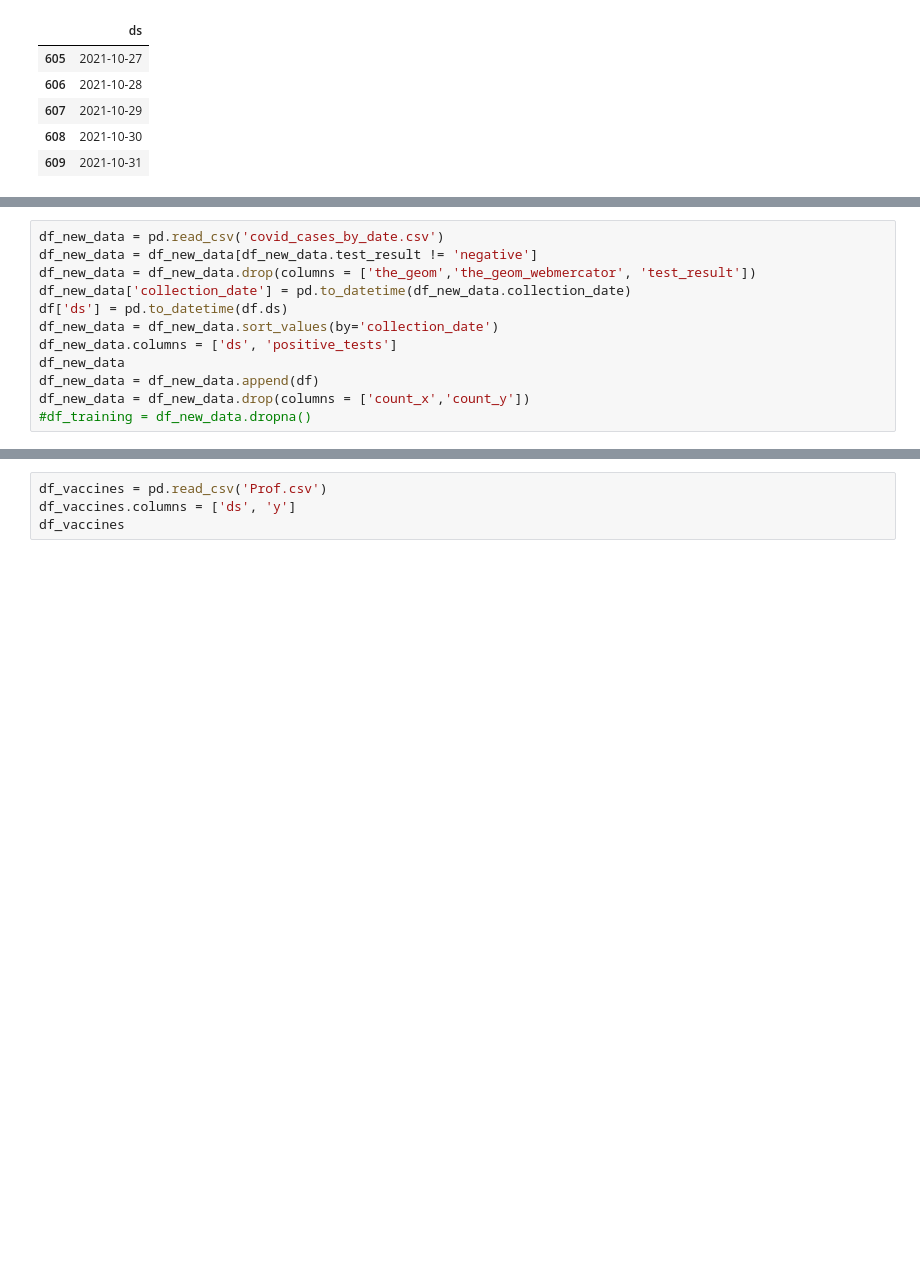
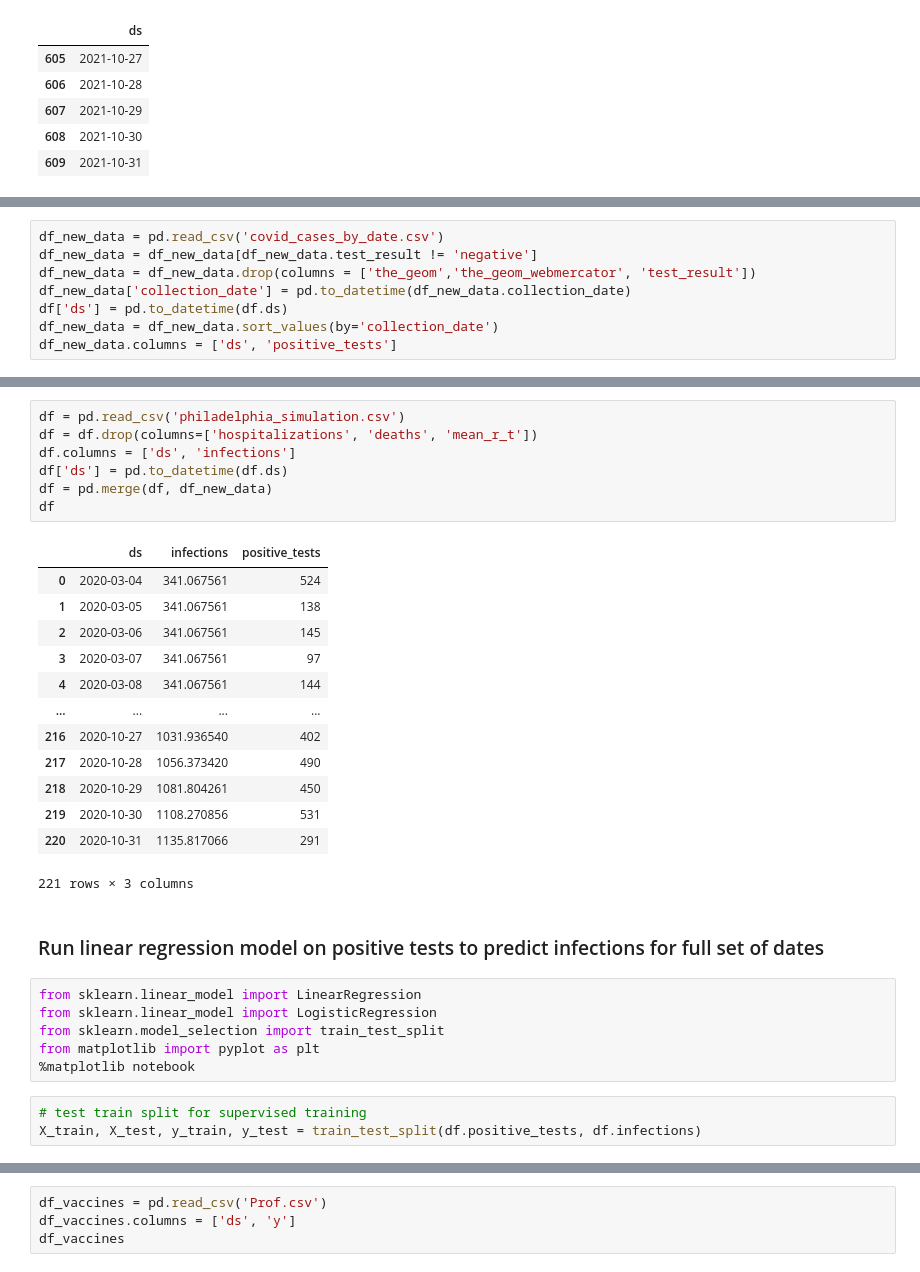
Before and after one commit to MauriceBurg/covid19_projections, a Jupyter notebook: SEIR Simulator.ipynb, the cells around one changed output, grey strips where cells are left out. Saved outputs shown, nothing was run; the diff lists cells and outputs as text; blank space fills up the shorter version.

```diff
--- a/SEIR Simulator.ipynb
+++ b/SEIR Simulator.ipynb
@@ -144,8 +161,4 @@ df_new_data['collection_date'] = pd.to_datetime(df_new_data.collection_date)
 df['ds'] = pd.to_datetime(df.ds)
 df_new_data = df_new_data.sort_values(by='collection_date')
 df_new_data.columns = ['ds', 'positive_tests']
-df_new_data
-df_new_data = df_new_data.append(df)
-df_new_data = df_new_data.drop(columns = ['count_x','count_y'])
-#df_training = df_new_data.dropna()
 # %% [output]
@@ -179,0 +168,32 @@ df_new_data = df_new_data.drop(columns = ['count_x','count_y'])
+# %%
+df = pd.read_csv('philadelphia_simulation.csv')
+df = df.drop(columns=['hospitalizations', 'deaths', 'mean_r_t'])
+df.columns = ['ds', 'infections']
+df['ds'] = pd.to_datetime(df.ds)
+df = pd.merge(df, df_new_data)
+df
+# %% [output]
+|  | ds | infections | positive_tests |
+| 0 | 2020-03-04 | 341.067561 | 524 |
+| 1 | 2020-03-05 | 341.067561 | 138 |
+| 2 | 2020-03-06 | 341.067561 | 145 |
+| 3 | 2020-03-07 | 341.067561 | 97 |
+| 4 | 2020-03-08 | 341.067561 | 144 |
+| ... | ... | ... | ... |
+| 216 | 2020-10-27 | 1031.936540 | 402 |
+| 217 | 2020-10-28 | 1056.373420 | 490 |
+| 218 | 2020-10-29 | 1081.804261 | 450 |
+| 219 | 2020-10-30 | 1108.270856 | 531 |
+| 220 | 2020-10-31 | 1135.817066 | 291 |
+221 rows × 3 columns
+# %% [markdown]
+### Run linear regression model on positive tests to predict infections for full set of dates
+# %%
+from sklearn.linear_model import LinearRegression
+from sklearn.linear_model import LogisticRegression
+from sklearn.model_selection import train_test_split
+from matplotlib import pyplot as plt
+%matplotlib notebook
+# %%
+# test train split for supervised training
+X_train, X_test, y_train, y_test = train_test_split(df.positive_tests, df.infections)
```
Also changed, not shown: parts of 23 cells of this notebook.
